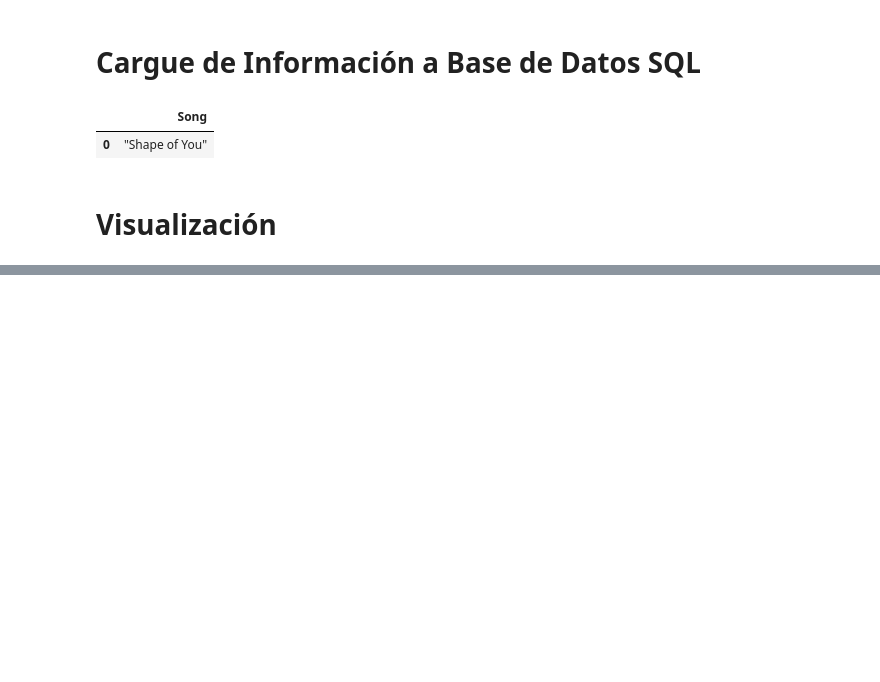
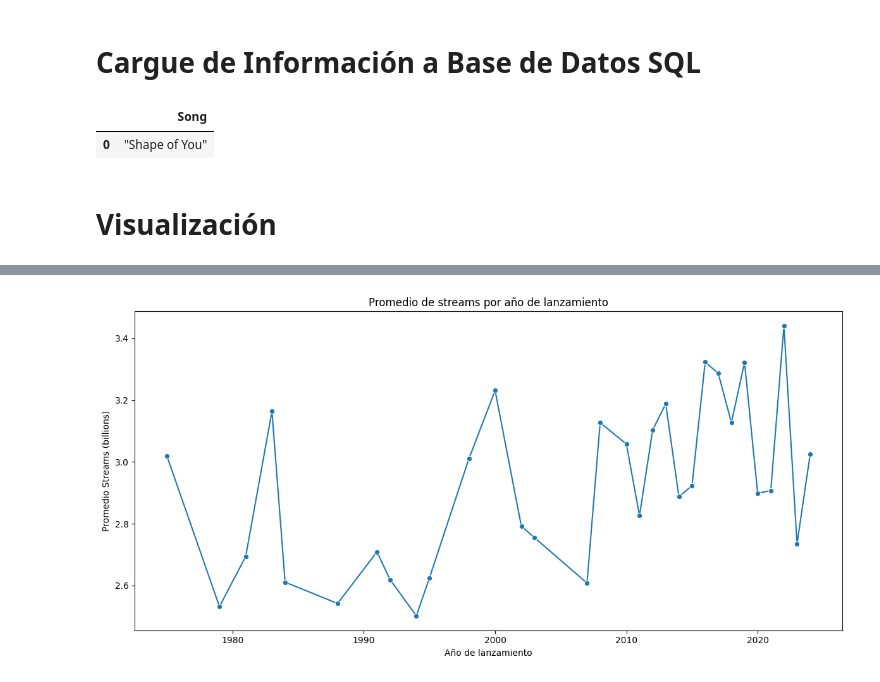
Before and after one commit to Matias023/mati-web-scraping-project-tutorial, a Jupyter notebook: src/spotify_scraping.ipynb, the cells around one changed output, grey strips where cells are left out. Cells and saved outputs as stored; diff of their text form; code cells hidden in the pictures; blank space fills up the shorter version.

```diff
--- a/src/spotify_scraping.ipynb
+++ b/src/spotify_scraping.ipynb
@@ -88,0 +139,17 @@ pd.read_sql_query(" SELECT Song FROM spotify WHERE [Artist(s)] = 'Ed Sheeran' AN
+# %%
+by_year = (
+    df.dropna(subset=["release_year", "Streams(billions)"])
+      .groupby("release_year", as_index=False)["Streams(billions)"]
+      .mean()
+      .sort_values("release_year")
+)
+
+plt.figure(figsize=(12, 6))
+sns.lineplot(data=by_year, x="release_year", y="Streams(billions)", marker="o")
+plt.title("Promedio de streams por año de lanzamiento")
+plt.xlabel("Año de lanzamiento")
+plt.ylabel("Promedio Streams (billions)")
+plt.tight_layout()
+plt.show()
+# %% [output]
+[figure, added]
```
Also changed, not shown: parts of 3 cells of this notebook.
